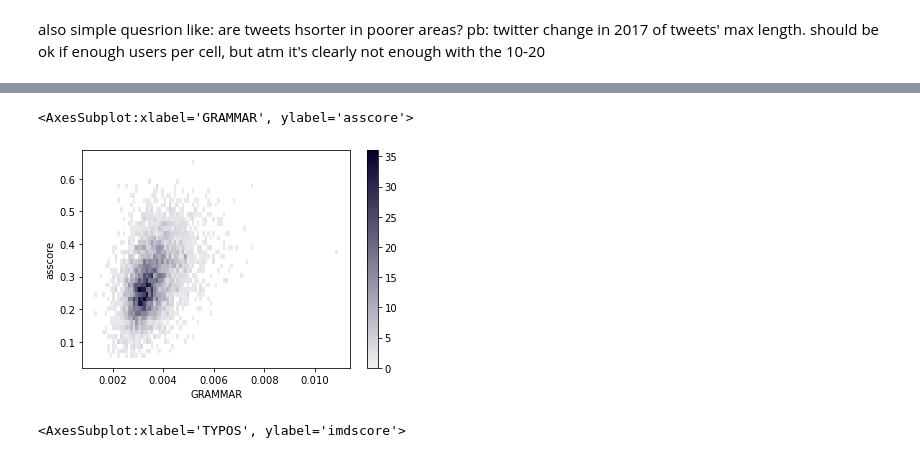
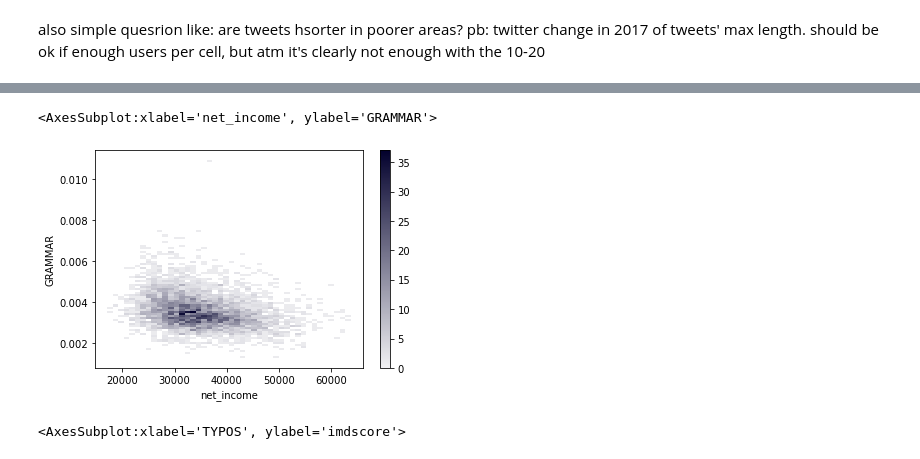
Before and after one commit to TLouf/ses-ling, a Jupyter notebook: notebooks/2.1.first_explorations.ipynb, the cells around one changed output, grey strips where cells are left out. Saved outputs shown, nothing was run; the diff lists cells and outputs as text; code cells hidden in the pictures.

```diff
--- a/notebooks/2.1.first_explorations.ipynb
+++ b/notebooks/2.1.first_explorations.ipynb
@@ -261,2 +225,0 @@ rank correlation for when imd is just given in terms of rank?
-# %%
-lang._cells_ses_df = pd.DataFrame()
@@ -263,2 +228,2 @@ lang._cells_ses_df = pd.DataFrame()
 # %%
-lang.add_ses_idx('total_income')
+lang.add_ses_idx('all')
@@ -265,4 +319,4 @@ lang.add_ses_idx('total_income')
 # %%
-wavg_ses = lang.cells_ses_df['wavg'].unstack()
-uavg_all_cats_freq = lang.cells_mistakes.groupby(['cell_id'])['uavg_freq_per_word'].sum().fillna(0).loc[lang.cells_mask]
-# corrs = wavg_ses.join(uavg_all_cats_freq, how='inner',).corr()
+wavg_ses = lang.cells_ses_df.loc[lang.relevant_cells, 'wavg'].unstack()
+uavg_cat_freq = lang.cells_mistakes.loc[lang.relevant_cells].groupby(['cell_id', 'cat_id'])['uavg_freq_per_word'].sum().unstack().fillna(0)
+corrs = wavg_ses.join(uavg_cat_freq, how='inner',).corr()
@@ -292,8 +323,3 @@ dtype: float64
-# %%
-wavg_ses = lang.cells_ses_df['wavg'].unstack()
-uavg_cat_freq = lang.cells_mistakes.groupby(['cell_id', 'cat_id'])['uavg_freq_per_word'].sum().unstack().fillna(0).loc[lang.cells_mask]
-# uavg_rule_freq = lang.cells_mistakes['uavg_freq_per_word'].unstack().fillna(0).droplevel(-1)
-corrs = wavg_ses.join(uavg_cat_freq, how='inner',).corr()
 # %%
 corrs.loc[wavg_ses.columns, uavg_cat_freq.columns]
 # %% [output]
@@ -383,14 +461,14 @@ TODO: corrplot, pd scatter_matrix
 # %%
 sns.histplot(
-    x=uavg_cat_freq.loc[lang.relevant_cells, 'GRAMMAR'],
-    y=wavg_ses.loc[lang.relevant_cells, 'asscore'],
+    x=wavg_ses.loc[lang.relevant_cells, 'net_income'],
+    y=uavg_cat_freq.loc[lang.relevant_cells, 'GRAMMAR'],
     # binrange=((0, 5e-4), None),
     cmap="light:#03012d",
     cbar=True,
 )
 # %% [output]
-<AxesSubplot:xlabel='GRAMMAR', ylabel='asscore'>
+<AxesSubplot:xlabel='net_income', ylabel='GRAMMAR'>
-[figure, old version]
+[figure, new version]
 # %%
 sns.kdeplot(
     x=np.log10(uavg_cat_freq.loc[lang.relevant_cells, 'TYPOS']),
```
Also changed, not shown: parts of 180 cells of this notebook.
